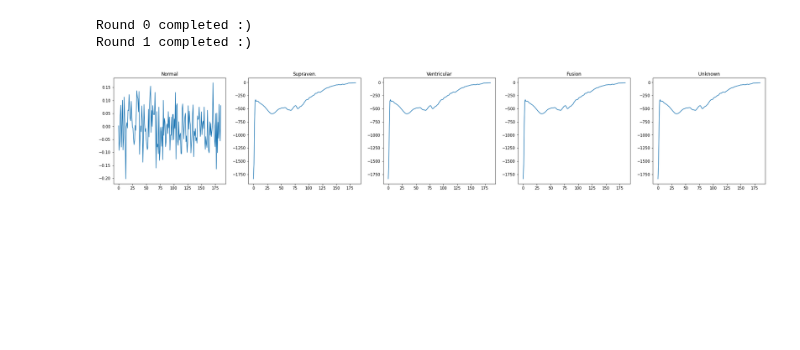
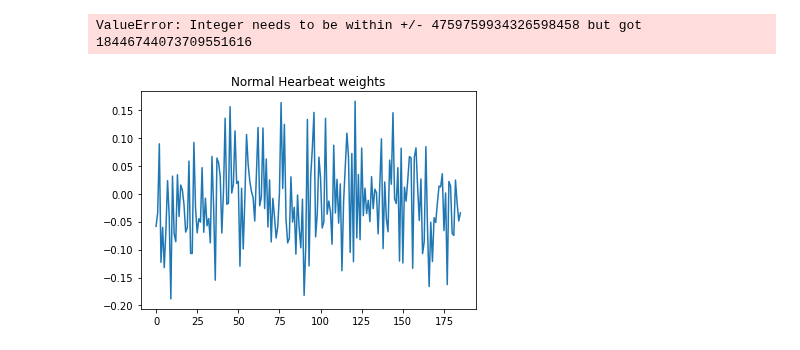
Before and after one commit to dilawarm/federated, a Jupyter notebook: notebooks/crypto.ipynb, the cells around one changed output. Saved outputs shown, nothing was run; the diff lists cells and outputs as text; code cells hidden in the pictures; blank space fills up the shorter version.

```diff
--- a/notebooks/crypto.ipynb
+++ b/notebooks/crypto.ipynb
@@ -10,7 +10,7 @@ from federated.data.mitbih_data_preprocessing import load_data, create_unbalance
 # %%
 train_client_data, test_client_data = load_data(normalized=True, data_selector=create_unbalanced_data)
 # %%
-LIMIT = 1000
+LIMIT = 100
 # %%
 def get_data_for_clients(source):
     data = []
@@ -134,8 +134,25 @@ sizes = [186, 5]
 weights = [np.random.randn(y, x)/np.sqrt(x) for x, y in zip(sizes[:-1], sizes[1:])]
 biases = [np.random.randn(y, 1) for y in sizes[1:]]
 # %%
-keypair = paillier.generate_paillier_keypair(n_length=200)
+keypair = paillier.generate_paillier_keypair(n_length=64)
 pubkey, privkey = keypair
+# %%
+def encrypt(matrix):
+    matrix_list = []
+    for i in range(len(matrix)):
+        arr1 = []
+        for j in range(matrix[i].shape[0]):
+            arr2 = []
+            for k in range(matrix[i].shape[1]):
+                arr2.append(pubkey.encrypt(matrix[i][j][k]))
+
+            arr2 = np.array(arr2)
+            arr1.append(arr2)
+
+        arr1 = np.array(arr1)
+        matrix_list.append(arr1)
+
+    return matrix_list
 # %%
 weights_encrypted = encrypt(weights)
 biases_encrypted = encrypt(biases)
@@ -144,7 +161,7 @@ model = Network(sizes, weights_encrypted, biases_encrypted)
 server = Server(model)
 data = get_data_for_clients(train_client_data)
 # %%
-for round_number in range(2):
+for round_number in range(1):
     clients = [Client(f"client_{i+1}", data[i], server.model) for i in range(1)]
 
     for client in clients:
@@ -156,8 +173,7 @@ for round_number in range(2):
 
     print(f"Round {round_number} completed :)")
 # %% [output]
-Round 0 completed :)
-Round 1 completed :)
+ValueError: Integer needs to be within +/- 4759759934326598458 but got 18446744073709551616
 # %%
 weights_encrypted = client.model.weights
 weights_encrypted = np.squeeze(weights_encrypted)
@@ -172,19 +188,16 @@ for i in range(weights_encrypted.shape[0]):
     weights_decrypted.append(arr)
 
 weights_decrypted = np.array(weights_decrypted)
-# %%
-import matplotlib.pyplot as plt
-
-illness = ["Normal", "Supraven.", "Ventricular", "Fusion", "Unknown"]
-fig, axs = plt.subplots(1, 5, figsize=(30, 5))
-
-for i in range(5):
-    axs[i].set_title(illness[i])
-    w = weights_decrypted[i, :]
-    axs[i].plot(w)
-plt.show()
-# %% [output]
-[figure, removed]
+# %%
+import matplotlib.pyplot as plt
+
+plt.title("Normal Hearbeat weights")
+
+plt.plot(weights_decrypted[0, :])
+
+plt.show()
+# %% [output]
+[figure, added]
 # %%
 weights_encrypted[0][0].ciphertext(be_secure=False)
 # %% [output]
```
Also changed, not shown: parts of 2 cells of this notebook, 1 other file.
